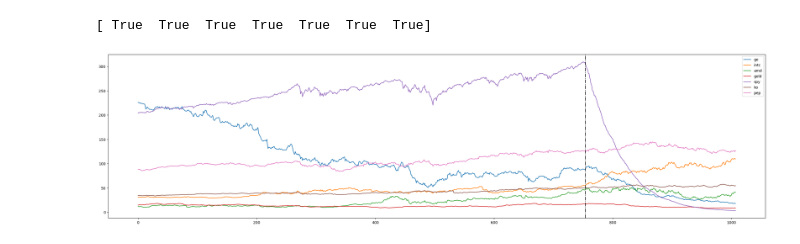
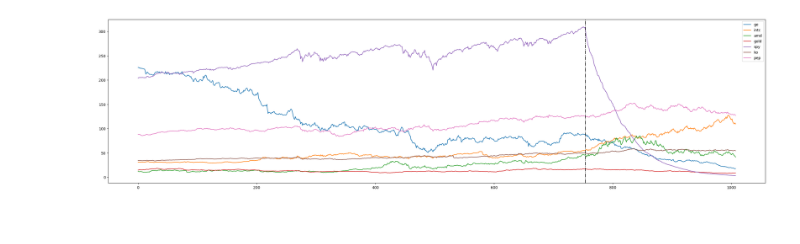
Before and after one commit to GuiGel/simuStocks, a Jupyter notebook: simustocks/demo.ipynb, the cells around one changed output. Saved outputs shown, nothing was run; the diff lists cells and outputs as text; code cells hidden in the pictures.

Commit message:
:construction: Update simulation

```diff
--- a/simustocks/demo.ipynb
+++ b/simustocks/demo.ipynb
@@ -13,30 +13,35 @@ from simustocks.stocks import Stocks
 from simustocks.simulation import Simulation
 
 stocks_history = Stocks(df=df_prices)
-expected_returns = {"ge": -0.8, "intc": 1, "amd": -0.1, "gold": -0.5, "spy": -0.99, "ko": 0.08, "pep": 0.01}
-simu = Simulation(stocks_history.cov, er=list(expected_returns.values()), m=254)
+expected_returns = {
+    "ge": -0.8,
+    "intc": 1,
+    "amd": -0.1,
+    "gold": -0.5,
+    "spy": -0.99,
+    "ko": 0.08,
+    "pep": 0.01,
+}
+simu = Simulation(stocks_history, er=expected_returns, m=254)
 # %%
 init_prices = stocks_history.df.to_numpy()[-1:, :]  # (1, k)
-future_returns, future_cov, future_prices = simu(order=12, init_prices=init_prices)
+future_returns, future_cov, future_prices = simu(order=12)
-# %% [output]
-[ True  True  True  True  True  True  True]
 # %%
 import numpy as np
 import matplotlib.pyplot as plt
 
 n = stocks_history.df.to_numpy().shape[0]
 m = future_prices.shape[0]
 
 # legend
 stocks_names = stocks_history.df.columns
 k = len(stocks_names)
 
-prices = np.vstack((stocks_history.prices, future_prices[1:, :])) # n + m
+prices = np.vstack((stocks_history.prices.T, future_prices[1:, :]))  # shape (n + m, k)
 
 fig, ax = plt.subplots(figsize=(32, 8))
-ax.plot(prices, label=stocks_names);
-# ax.vlines(x=n, ymin=0, ymax=np.max(future_prices[0, :]), c="r")
+ax.plot(prices, label=stocks_names)
 ax.axvline(x=n, ymin=0, ymax=1, c="black", linestyle="-.")
 ax.legend();
 # %% [output]
-[figure, old version]
+[figure, new version]
```
Also changed, not shown: parts of 3 cells of this notebook, 3 other files.
